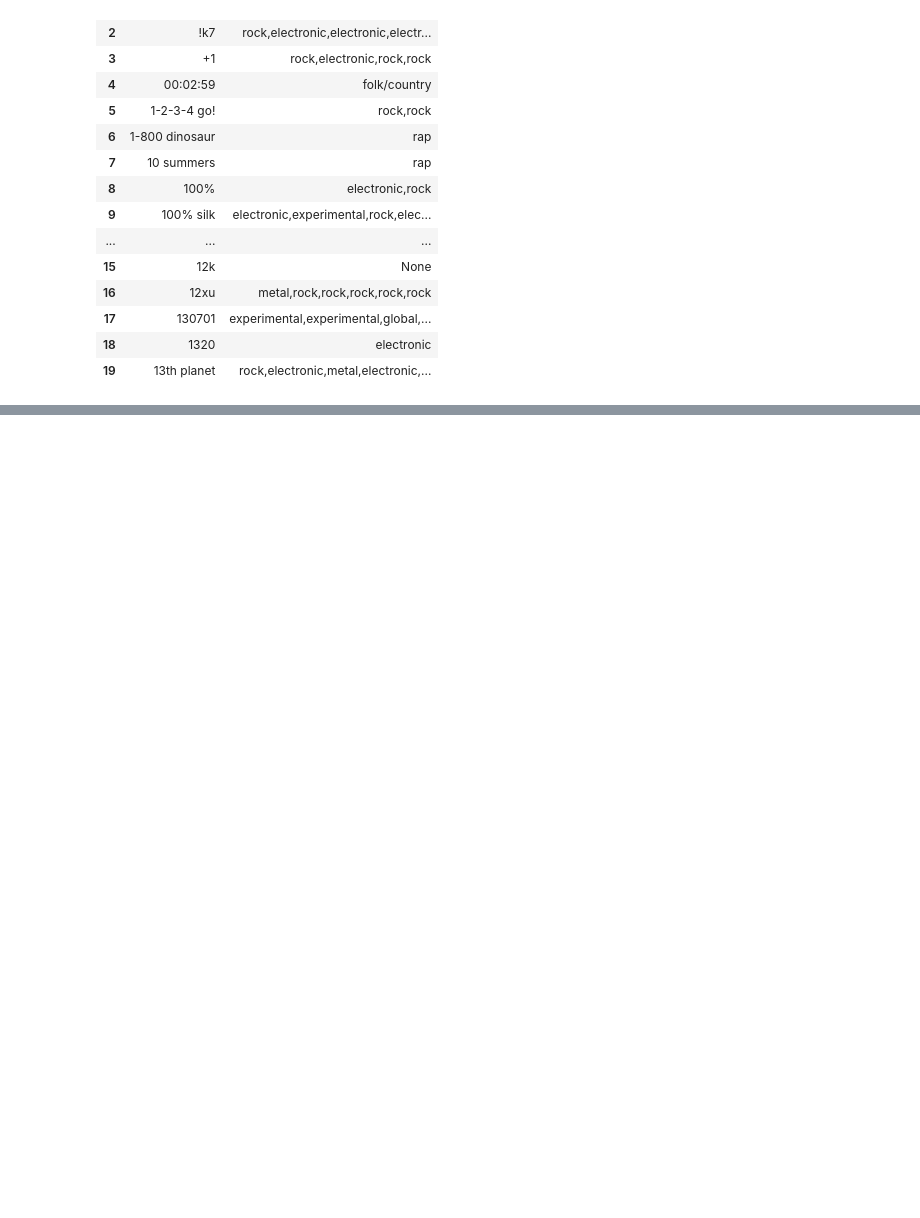
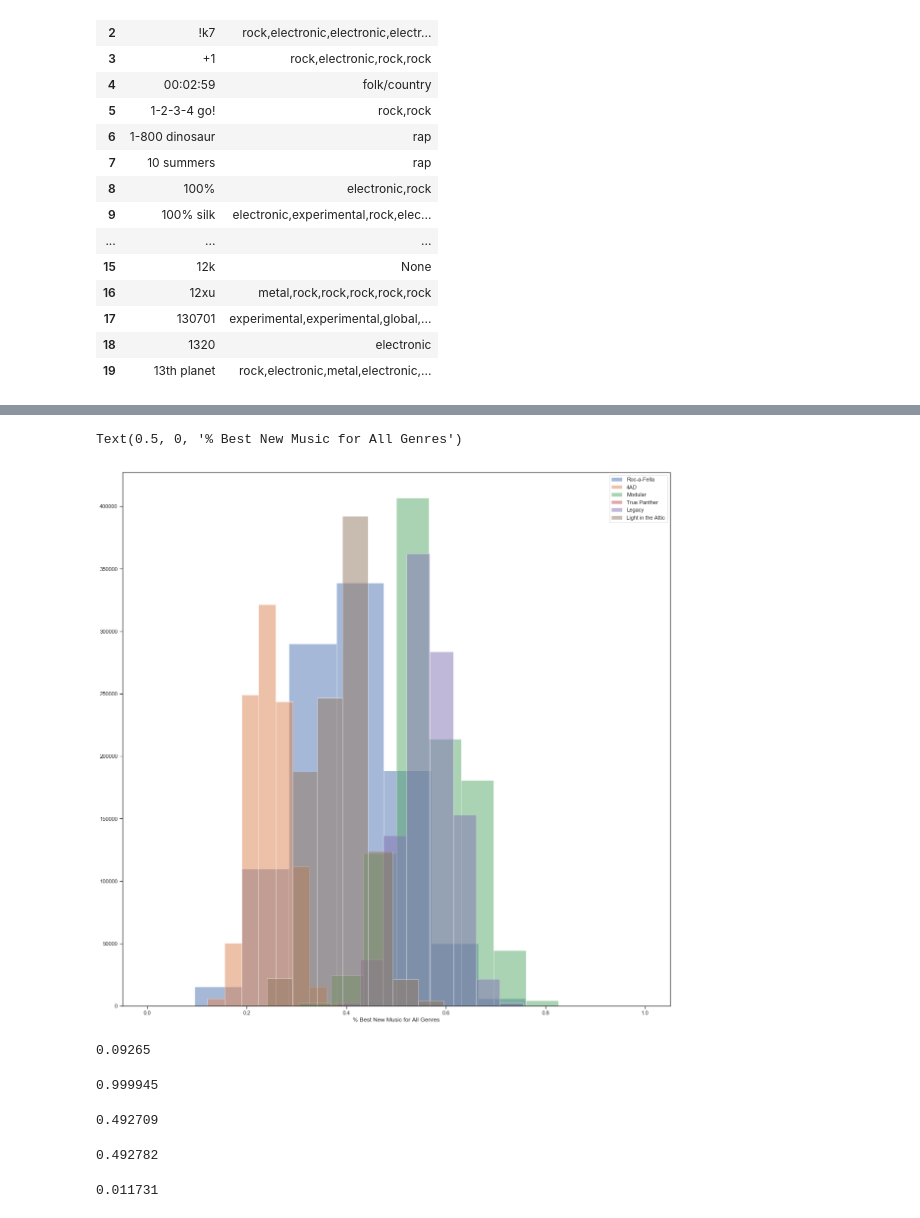
Before and after one commit to tsgreenwood-flatiron-data-science/mod2_final_project, a Jupyter notebook: folkenstein.ipynb, the cells around one changed output, grey strips where cells are left out. Cells and saved outputs as stored; diff of their text form; code cells hidden in the pictures; blank space fills up the shorter version.

```diff
--- a/folkenstein.ipynb
+++ b/folkenstein.ipynb
@@ -690,0 +784,4 @@ memory usage: 114.6+ KB
+# %%
+four_ad_dist = bootstrapper(four_ad)
+# %%
+modular_dist = bootstrapper(modular)
@@ -690,0 +790,43 @@ memory usage: 114.6+ KB
+# %%
+legacy_dist = bootstrapper(legacy)
+# %%
+light_attic_dist = bootstrapper(light_attic)
+# %%
+fig, ax = plt.subplots(figsize=(20,20))
+ax.hist(roc_a_fella_dist, alpha=.5, label='Roc-a-Fella')
+ax.hist(four_ad_dist, alpha=.5, label='4AD')
+ax.hist(modular_dist, alpha=.5, label = "Modular")
+ax.hist(true_panther, alpha=.5, label = "True Panther")
+ax.hist(legacy_dist, alpha=.5, label='Legacy')
+ax.hist(light_attic_dist, alpha=.5, label='Light in the Attic')
+ax.legend()
+ax.set_xlabel("% Best New Music for All Genres")
+# %% [output]
+Text(0.5, 0, '% Best New Music for All Genres')
+[figure, added]
+# %%
+p_roc_4ad = (roc_a_fella_dist < four_ad_dist).sum() /10**6
+p_roc_4ad
+# %% [output]
+0.09265
+# %%
+p_4ad_mod = (four_ad_dist < modular_dist).sum()/10**6
+p_4ad_mod
+# %% [output]
+0.999945
+# %%
+p_mod_true = (modular_dist < true_panther_dist).sum()/10**6
+p_mod_true
+# %% [output]
+0.492709
+# %%
+p_true_leg = (true_panther_dist < legacy_dist).sum()/10**6
+p_true_leg
+# %% [output]
+0.492782
+# %%
+#both folk/country producers
+p_leg_light = (legacy_dist < light_attic_dist).sum()/10**6
+p_leg_light
+# %% [output]
+0.011731
```
Also changed, not shown: parts of 39 cells of this notebook.
